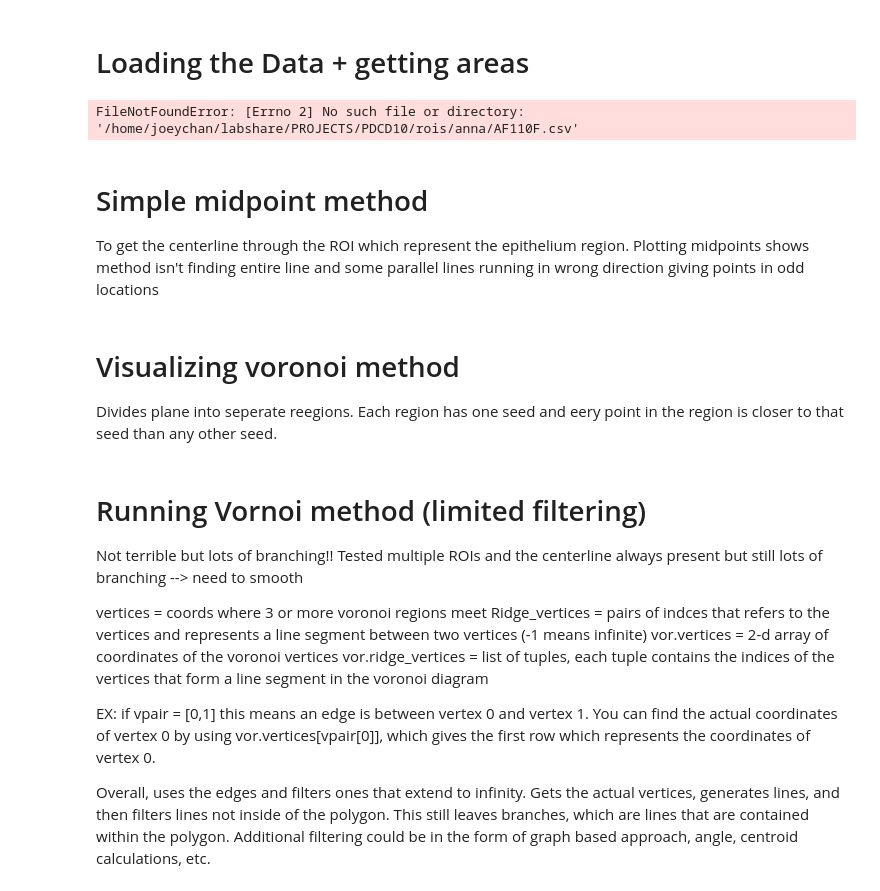
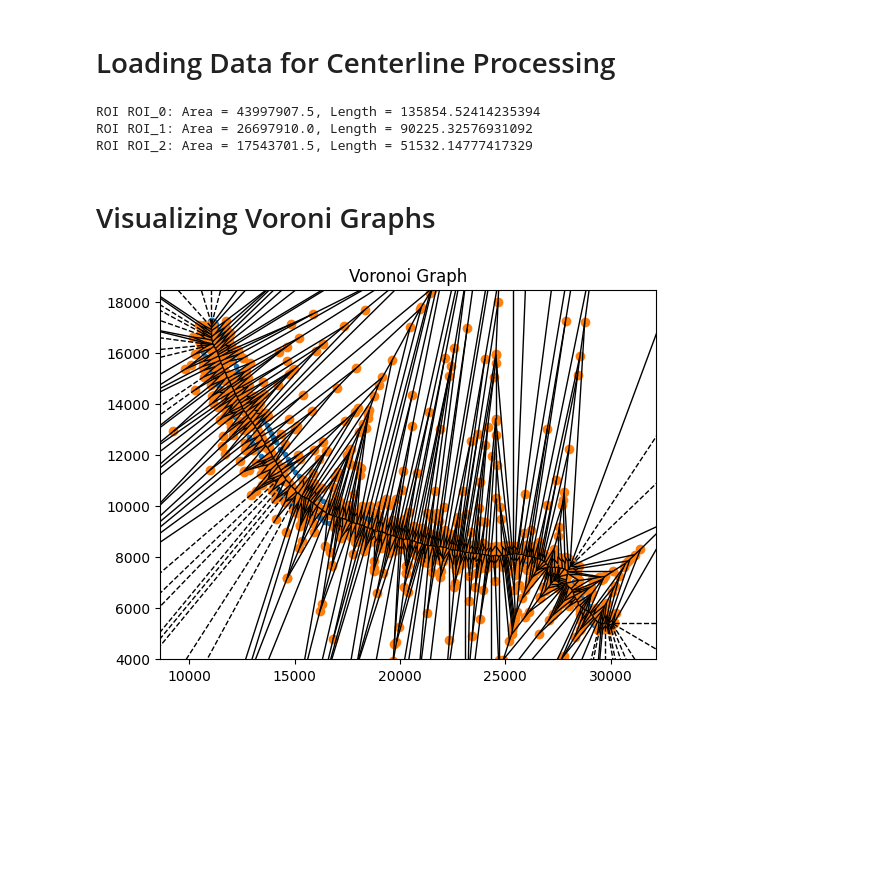
Before and after one commit to Satanna1/Cancer_Project_2025, a Jupyter notebook: Qualitative_Notebook.ipynb, the cells around one changed output. Saved outputs shown, nothing was run; the diff lists cells and outputs as text; code cells hidden in the pictures; blank space fills up the shorter version.

```diff
--- a/Qualitative_Notebook.ipynb
+++ b/Qualitative_Notebook.ipynb
@@ -1,2 +79,2 @@
 # %% [markdown]
-# Loading the Data + getting areas
+# Loading Data for Centerline Processing
@@ -27,21 +90,19 @@ csv_path = "/home/joeychan/labshare/PROJECTS/PDCD10/rois/anna/AF110F.csv"
 df = pd.read_csv(csv_path)
 
 # Group points by ROI name
-# roi_polygons = {}
-# #note that groupby is grouping by the roi_name column
-# #note that group is just a subset of the dataframe corresponding to the roi_name
-# for roi_name, group in df.groupby("roi_name"):
-#     #taking the two series of x and y coordinates and zipping them together. Zip needs two interables and makes tuples
-#     points = list(zip(group["x_base"], group["y_base"]))  # Convert to (x, y) coordinates
-#     #adding to the dictionary
-#     roi_polygons[roi_name] = Polygon(points)  # Create Shapely Polygon
+roi_polygons = {}
+#note that groupby is grouping by the roi_name column
+#note that group is just a subset of the dataframe corresponding to the roi_name
+for roi_name, group in df.groupby("roi_name"):
+    #taking the two series of x and y coordinates and zipping them together. Zip needs two interables and makes tuples
+    points = list(zip(group["x_base"], group["y_base"]))  # Convert to (x, y) coordinates
+    #adding to the dictionary
+    roi_polygons[roi_name] = Polygon(points)  # Create Shapely Polygon
 
-# #pritning dictionary here
-# for roi, poly in roi_polygons.items():
-#     print(f"ROI {roi}: Area = {poly.area}, Length = {poly.length}")
+#pritning dictionary here
+for roi, poly in roi_polygons.items():
+    print(f"ROI {roi}: Area = {poly.area}, Length = {poly.length}")
 # %% [output]
-FileNotFoundError: [Errno 2] No such file or directory: '/home/joeychan/labshare/PROJECTS/PDCD10/rois/anna/AF110F.csv'
+ROI ROI_0: Area = 43997907.5, Length = 135854.52414235394
+ROI ROI_1: Area = 26697910.0, Length = 90225.32576931092
+ROI ROI_2: Area = 17543701.5, Length = 51532.14777417329
-# %% [markdown]
-# Simple midpoint method
-To get the centerline through the ROI which represent the epithelium region.
-Plotting midpoints shows method isn't finding entire line and some parallel lines running in wrong direction giving points in odd locations
@@ -97,40 +109,25 @@ plt.show()
-# %% [markdown]
-# Visualizing voronoi method
-
-
-Divides plane into seperate reegions. Each region has one seed and eery point in the region is closer to that seed than any other seed.
+# %% [markdown]
+# Visualizing Voroni Graphs
 # %%
 import numpy as np
 import matplotlib.pyplot as plt
 from shapely.geometry import Polygon, LineString, MultiLineString, Point
 from shapely.ops import unary_union
 from scipy.spatial import Voronoi, voronoi_plot_2d
 
 # Select an example ROI polygon
-roi_polygon = roi_polygons["ROI_15"]  # Replace with different ROI if needed
+roi_polygon = roi_polygons["ROI_2"]  # Replace with different ROI if needed
 
 # Extract boundary points from the polygon
 boundary_coords = np.array(roi_polygon.exterior.coords)
 
 # Compute Voronoi diagram from boundary points
 vor = Voronoi(boundary_coords)
 fig = voronoi_plot_2d(vor)
 plt.title("Voronoi Graph")
 plt.show()
 
 #get the vertices that define the regions
 vor_vertices = vor.vertices
+# %% [output]
+[figure, added]
-# %% [markdown]
-# Running Vornoi method (limited filtering)
-
-Not terrible but lots of branching!!
-Tested multiple ROIs and the centerline always present but still lots of branching --> need to smooth
-
-vertices = coords where 3 or more voronoi regions meet
-Ridge_vertices = pairs of indces that refers to the vertices and represents a line segment between two vertices (-1 means infinite)
-vor.vertices = 2-d array of coordinates of the voronoi vertices
-vor.ridge_vertices = list of tuples, each tuple contains the indices of the vertices that form a line segment in the voronoi diagram
-
-EX: if vpair = [0,1] this means an edge is between vertex 0 and vertex 1. You can find the actual coordinates of vertex 0 by using vor.vertices[vpair[0]], which gives the first row which represents the coordinates of vertex 0.
-
-Overall, uses the edges and filters ones that extend to infinity. Gets the actual vertices, generates lines, and then filters lines not inside of the polygon. This still leaves branches, which are lines that are contained within the polygon. Additional filtering could be in the form of graph based approach, angle, centroid calculations, etc.
```
Also changed, not shown: parts of 11 cells of this notebook, 2 other files.
